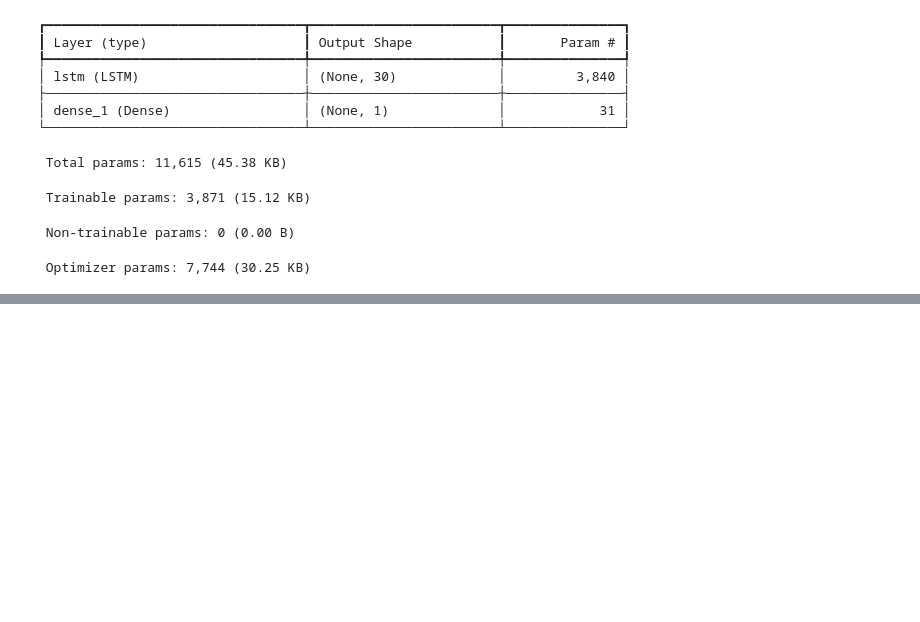
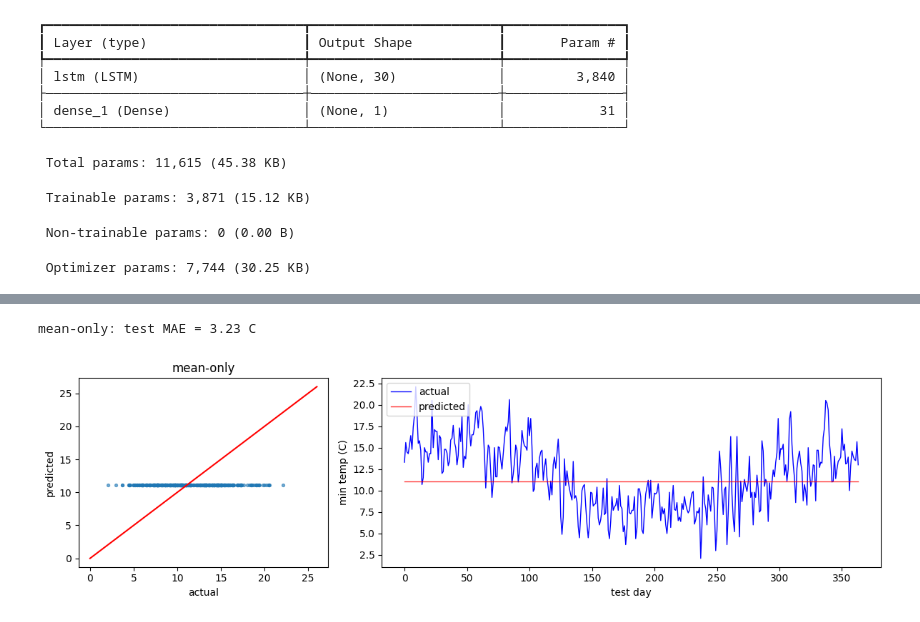
Before and after one commit to drdave-teaching/OPIM5509-notebooks, a Jupyter notebook: Module4/Univariate_Temperature_RNN.ipynb, the cells around one changed output, grey strips where cells are left out. Cells and saved outputs as stored; diff of their text form; code cells hidden in the pictures; blank space fills up the shorter version.

```diff
--- a/Module4/Univariate_Temperature_RNN.ipynb
+++ b/Module4/Univariate_Temperature_RNN.ipynb
@@ -482,0 +381,6 @@ mean_absolute_error(y_test, pred)
+# %%
+# baseline 1: mean-only
+show_results("mean-only", np.full(len(y_test), y_train.mean()))
+# %% [output]
+mean-only: test MAE = 3.23 C
+[figure, added]
```
Also changed, not shown: parts of 30 cells of this notebook, 1 other file.
